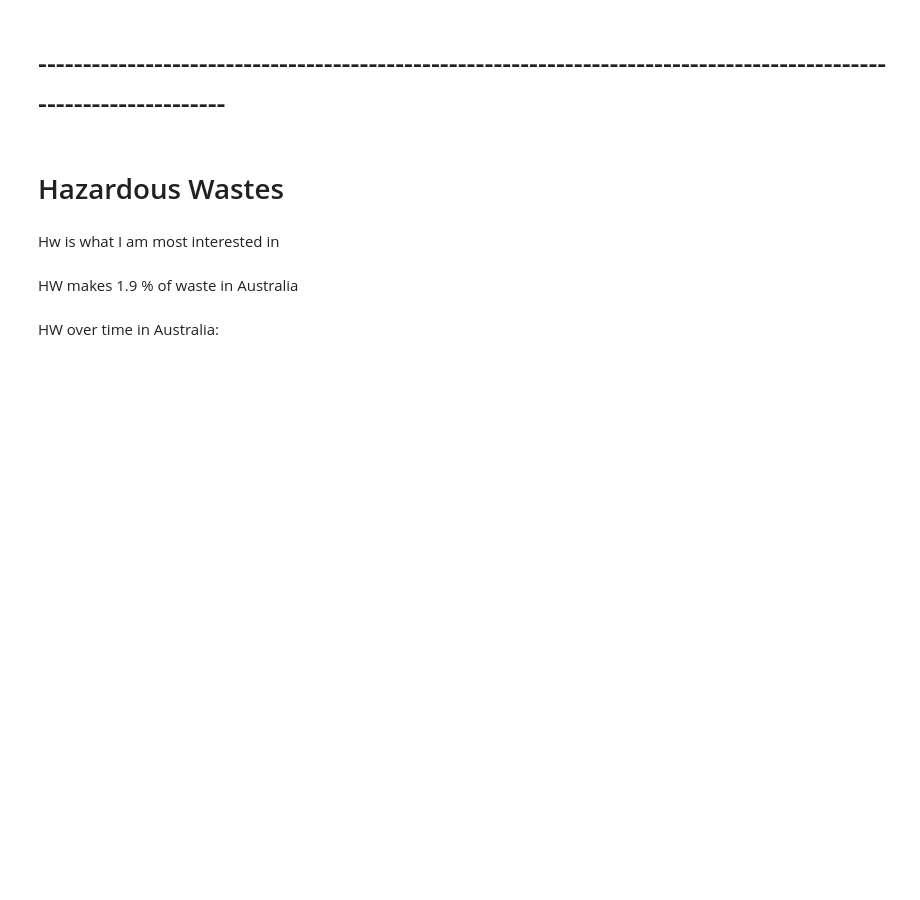
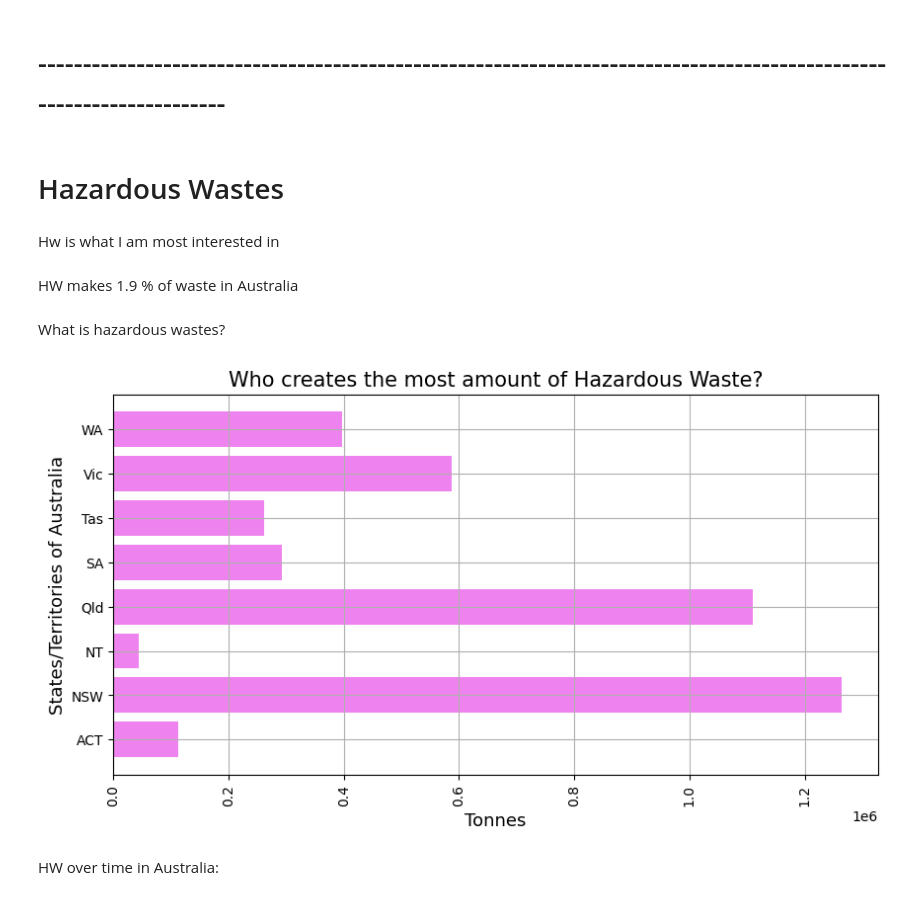
Before and after one commit to ItsGraceChen/waste_dataproject, a Jupyter notebook: data_introduction/Round 3.ipynb, the cells around one changed output. Drawn from its saved outputs; the diff is of its cells as text; code cells hidden in the pictures; blank space fills up the shorter version.

```diff
--- a/data_introduction/Round 3.ipynb
+++ b/data_introduction/Round 3.ipynb
@@ -452,7 +452,24 @@ fig.show()
 # Hazardous Wastes
 # %% [markdown]
 Hw is what I am most interested in
+# %%
+hazardous_wastes_df = filtered_waste_df[filtered_waste_df['Category'] == 'Hazardous wastes']
 # %% [markdown]
 HW makes 1.9 % of waste in Australia
+# %% [markdown]
+What is hazardous wastes?
+# %%
+plt.figure()
+plt.barh(hazardous_wastes_df['Jurisdiction'], hazardous_wastes_df['Tonnes'], color='violet')
+plt.tick_params(axis='x', labelrotation=90)
+
+plt.title("Who creates the most amount of Hazardous Waste?", fontsize=15)
+plt.xlabel("Tonnes", fontsize=13)
+plt.ylabel("States/Territories of Australia", fontsize=13)
+plt.grid(True)
+
+plt.show()
+# %% [output]
+[figure, added]
 # %% [markdown]
 HW over time in Australia:
```
Also changed, not shown: parts of 12 cells of this notebook.
